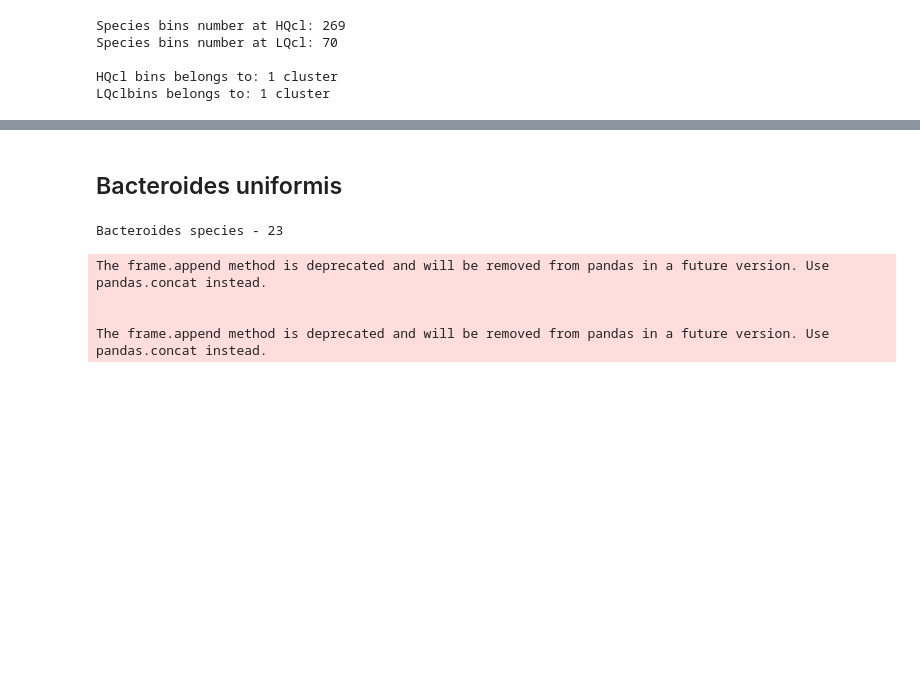
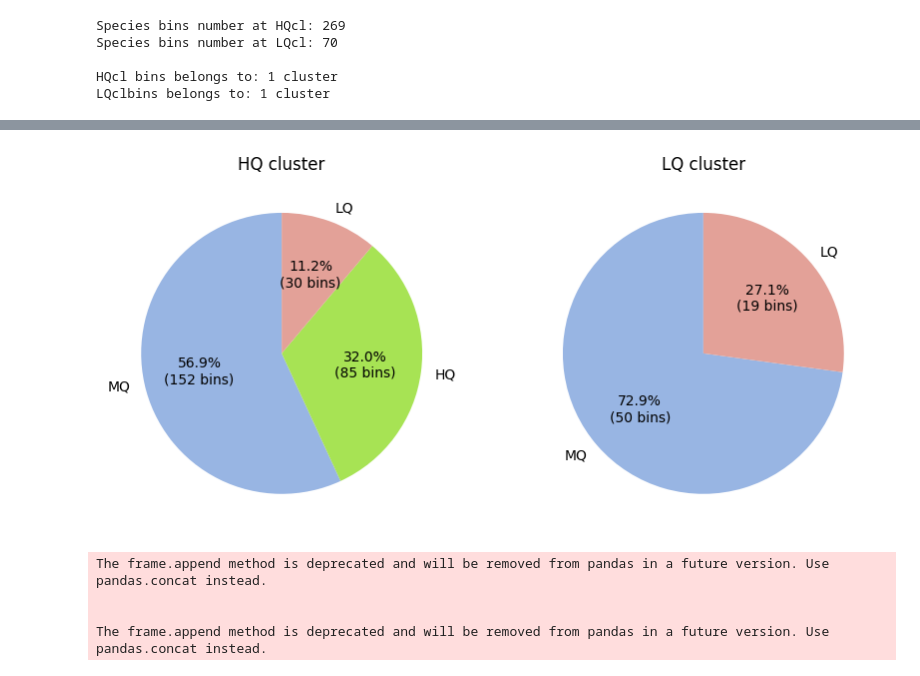
Before and after one commit to Chartiza/2023_EstMB_MAGdb_sp_stat, a Jupyter notebook: Taxa_Nassos.ipynb, the cells around one changed output, grey strips where cells are left out. Saved outputs shown, nothing was run; the diff lists cells and outputs as text; code cells hidden in the pictures; blank space fills up the shorter version.

Commit message:
bin_qual pie added

```diff
--- a/Taxa_Nassos.ipynb
+++ b/Taxa_Nassos.ipynb
@@ -32,2 +30,8 @@ trg = 'Bacteroides uniformis'
+# %%
+trg = 'Bacteroides uniformis'
+#trg = 'Phocaeicola vulgatus'
+
+lq_trg = all_lq[all_lq['sp']== trg]
+hq_trg = all_hq[all_hq['sp']== trg]
 # %%
 # presence/absence of taxa in all bins
@@ -71,10 +52,69 @@ plt.savefig('results/Bacteroides_uniformis_bins_qual.jpg', dpi=150)
-# %% [markdown]
-## Bacteroides uniformis
-# %%
-bu = mrg[mrg['genus'] == 'Bacteroides']
-print('Bacteroides species -',len(bu))
-# %% [output]
-Bacteroides species - 23
+# %%
+import matplotlib.pyplot as plt
+import pandas as pd
+import numpy as np
+
+### LQ ###
+# count bin_qual values
+vcount_lq = lq_trg['bin_qual'].value_counts()
+# convert to dataframe
+vcount_lq = pd.DataFrame(vcount_lq)
+# add color column based on dictionary
+vcount_lq['color'] = vcount_lq.index.map({'HQ': '#a7e354', 'MQ': '#98b5e3', 'LQ': '#e3a198'})
+
+### HQ ###
+vcount_hq = hq_trg['bin_qual'].value_counts()
+# convert to dataframe
+vcount_hq = pd.DataFrame(vcount_hq)
+# add color column based on dictionary
+vcount_hq['color'] = vcount_hq.index.map({'HQ': '#a7e354', 'MQ': '#98b5e3', 'LQ': '#e3a198'})
+
+# Create the figure and axes
+fig, (ax1, ax2) = plt.subplots(1, 2, figsize=(10, 5))
+# Custom autopct function to display count values
+def func(pct, allvals):
+    absolute = int(pct/100.*np.sum(allvals))
+    return "{:.1f}%\n({:d} bins)".format(pct, absolute)
+
+# Plot the first pie chart
+# Check if DataFrame is empty
+if vcount_hq.empty:
+    ax1.scatter(1, 1, color='red', marker='o')
+    # Remove the plot border
+    ax1.spines['top'].set_visible(False)
+    ax1.spines['right'].set_visible(False)
+    ax1.spines['bottom'].set_visible(False)
+    ax1.spines['left'].set_visible(False)
+    # Remove the ticks
+    ax1.tick_params(axis='both', which='both', bottom=False, top=False, labelbottom=False, right=False, left=False, labelleft=False)
+    ax1.text(1, 1, 'no bins')
+    ax1.set_title('HQ cluster')
+else:
+    ax1.pie(vcount_hq['bin_qual'], labels=vcount_hq.index, autopct=lambda pct: func(pct, vcount_hq['bin_qual']), colors=vcount_hq['color'], startangle=90)
+    ax1.set_aspect('equal')  # Equal aspect ratio ensures that the pie is drawn as a circle
+    ax1.set_title('HQ cluster')
+
+if vcount_lq.empty:
+    ax2.scatter(1, 1, color='red', marker='o')
+    # Remove the plot border
+    ax1.spines['top'].set_visible(False)
+    ax1.spines['right'].set_visible(False)
+    ax1.spines['bottom'].set_visible(False)
+    ax1.spines['left'].set_visible(False)
+    # Remove the ticks
+    ax1.tick_params(axis='both', which='both', bottom=False, top=False, labelbottom=False, right=False, left=False, labelleft=False)
+    ax1.text(1, 1, 'no bins')
+    ax1.set_title('LQ cluster')
+else:
+    # Plot the second pie chart
+    ax2.pie(vcount_lq['bin_qual'], labels=vcount_lq.index, autopct=lambda pct: func(pct, vcount_lq['bin_qual']), colors=vcount_lq['color'], startangle=90)
+    ax2.set_aspect('equal')
+    ax2.set_title('LQ cluster')
+
+# Display the figure
+plt.savefig('results/'+trg+'_bin_qual.png', dpi=300, bbox_inches='tight')
+# %% [output]
+[figure, added]
 # %%
 # all db taxa
 fig = px.sunburst(
```
Also changed, not shown: parts of 9 cells of this notebook, 3 other files.
